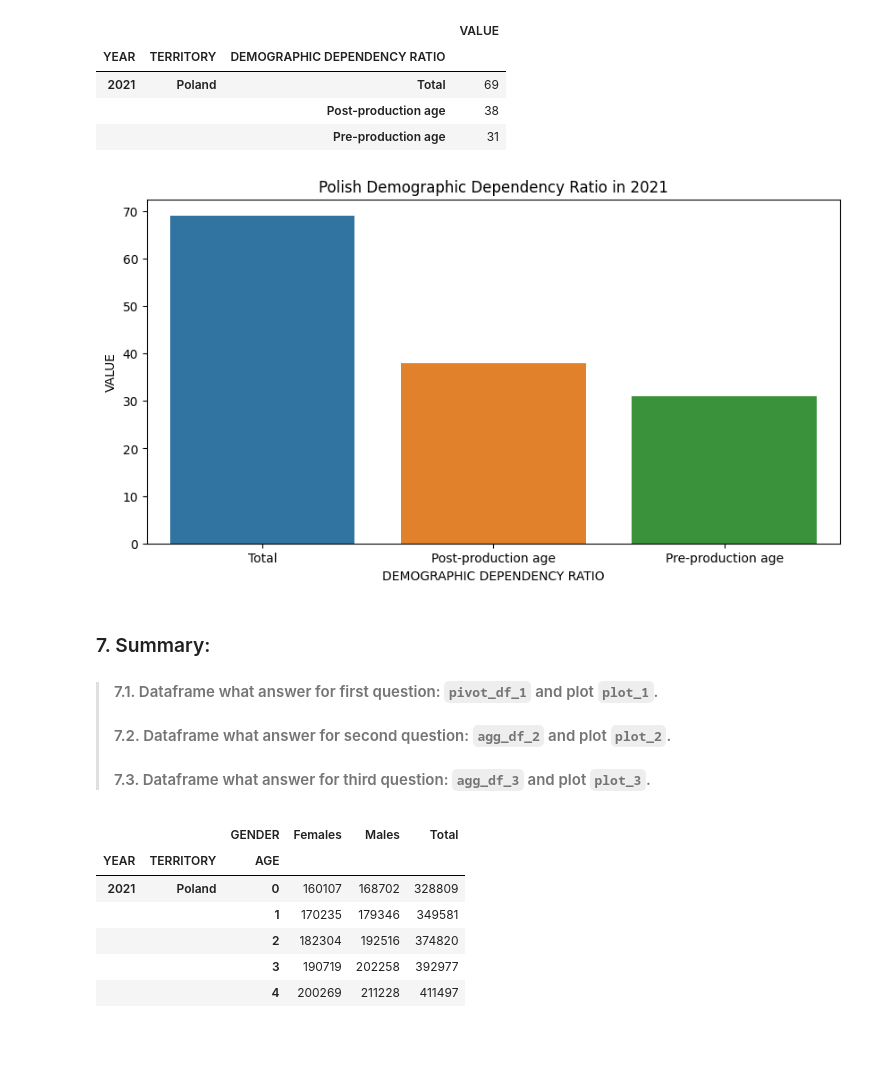
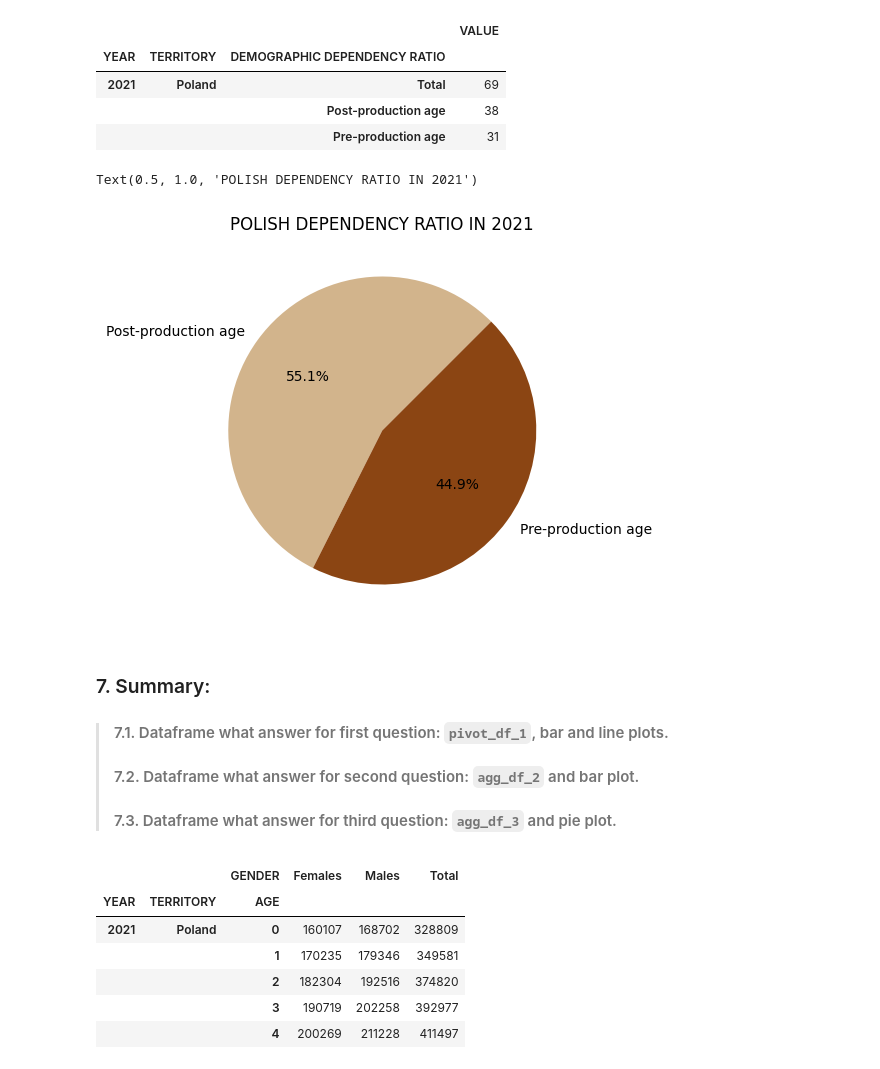
Before and after one commit to szkopiakP/Population_Analysis, a Jupyter notebook: Population_Analysis.ipynb, the cells around one changed output. Drawn from its saved outputs; the diff is of its cells as text; code cells hidden in the pictures; blank space fills up the shorter version.

```diff
--- a/Population_Analysis.ipynb
+++ b/Population_Analysis.ipynb
@@ -380,23 +415,29 @@ memory usage: 261.0+ bytes
 |  |  | Post-production age | 38 |
 |  |  | Pre-production age | 31 |
 # %%
+reset_agg_3 = agg_df_3.reset_index()
+
+mask_3 = reset_agg_3['DEMOGRAPHIC DEPENDENCY RATIO'] == 'Total'
+reset_agg_3 = reset_agg_3[~mask_3]
+
 plt.figure(figsize=(10, 5))
 
-plot_3 = sns.barplot(data = filtered_df_3, x = 'DEMOGRAPHIC DEPENDENCY RATIO', y = 'VALUE')
-
-plot_3.tick_params(axis='x', rotation=0)
-
-plot_3.set_title('Polish Demographic Dependency Ratio in 2021')
-
-plt.show(plot_3)
+plt.pie(
+   x = reset_agg_3['VALUE'],
+   labels = reset_agg_3['DEMOGRAPHIC DEPENDENCY RATIO'],
+   colors = ['#D2B48C', '#8B4513'],
+   autopct = '%1.1f%%',
+   startangle = 45)
+plt.title('POLISH DEPENDENCY RATIO IN 2021')
 # %% [output]
+Text(0.5, 1.0, 'POLISH DEPENDENCY RATIO IN 2021')
-[figure, old version]
+[figure, new version]
 # %% [markdown]
 ### 7. Summary:
 
-> #### 7.1. Dataframe what answer for first question: `pivot_df_1` and plot `plot_1`.
-> #### 7.2. Dataframe what answer for second question: `agg_df_2` and plot `plot_2`.
-> #### 7.3. Dataframe what answer for third question: `agg_df_3` and plot `plot_3`.
+> #### 7.1. Dataframe what answer for first question: `pivot_df_1`, bar and line plots.
+> #### 7.2. Dataframe what answer for second question: `agg_df_2` and  bar plot.
+> #### 7.3. Dataframe what answer for third question: `agg_df_3` and pie plot.
 # %%
 pivot_df_1.head()
 # %% [output]
```
Also changed, not shown: parts of 13 cells of this notebook, 7 other files.
